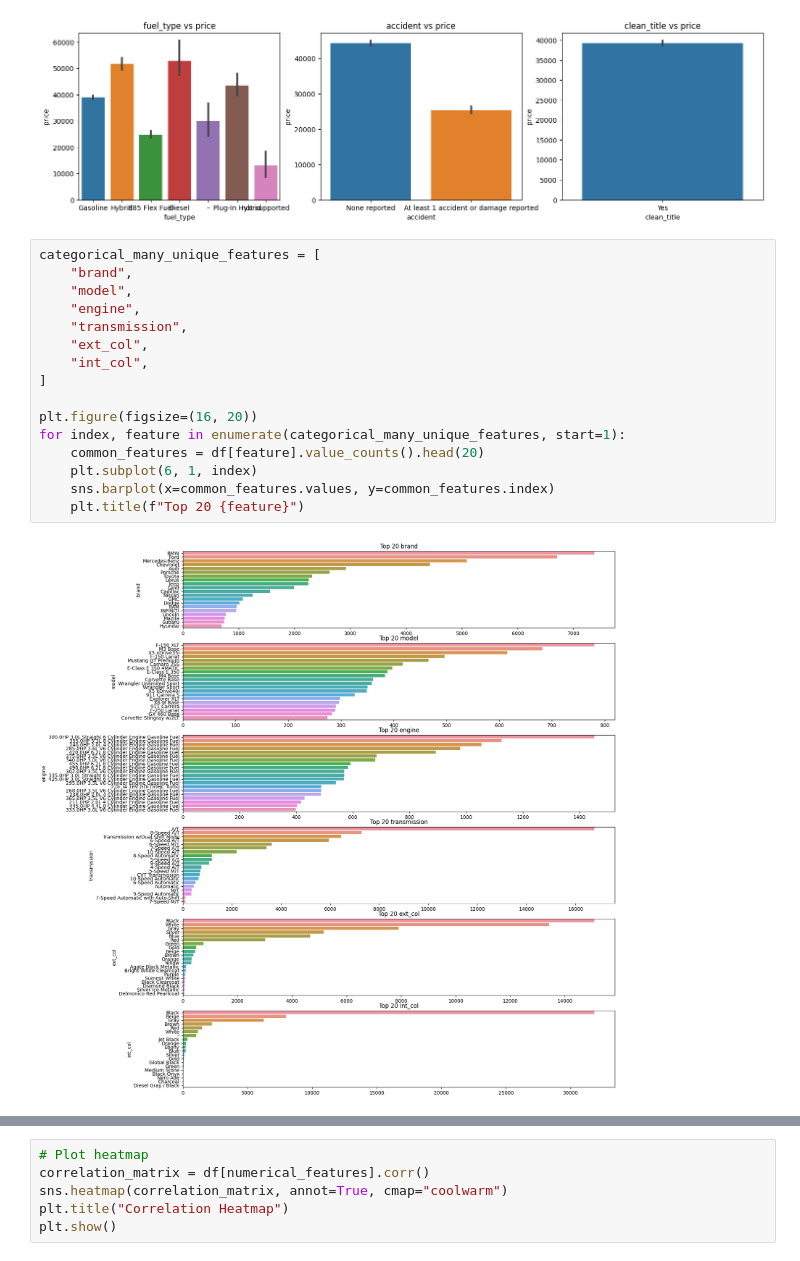
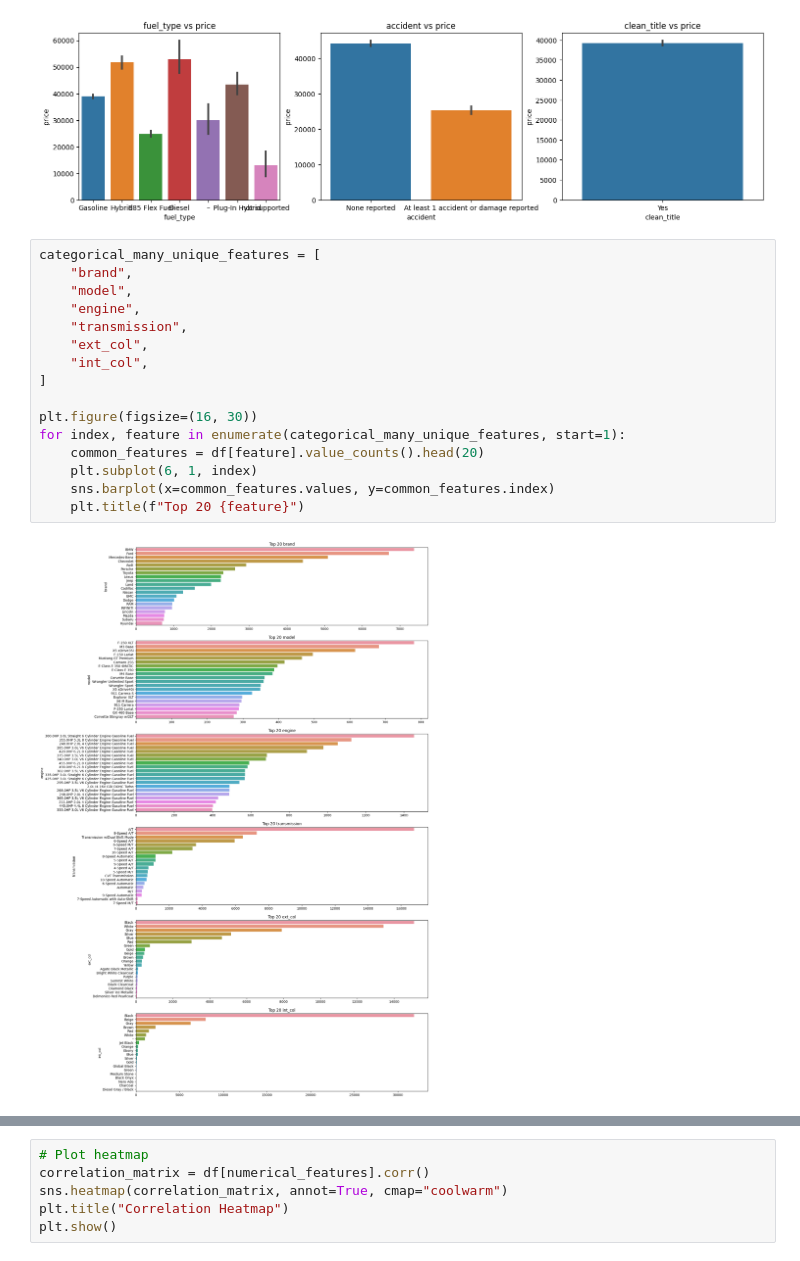
Before and after one commit to SiegfredLorelle/kagglex-car-price-prediction, a Jupyter notebook: kagglex-car-price.ipynb, the cells around one changed output, grey strips where cells are left out. Drawn from its saved outputs; the diff is of its cells as text.

```diff
--- a/kagglex-car-price.ipynb
+++ b/kagglex-car-price.ipynb
@@ -187,19 +190,19 @@ plt.show()
 # %%
 categorical_many_unique_features = [
     "brand",
     "model",
     "engine",
     "transmission",
     "ext_col",
     "int_col",
 ]
 
-plt.figure(figsize=(16, 20))
+plt.figure(figsize=(16, 30))
 for index, feature in enumerate(categorical_many_unique_features, start=1):
     common_features = df[feature].value_counts().head(20)
     plt.subplot(6, 1, index)
     sns.barplot(x=common_features.values, y=common_features.index)
     plt.title(f"Top 20 {feature}")
 # %% [output]
-[figure, old version]
+[figure, new version]
 # %%
```
Also changed, not shown: parts of 13 cells of this notebook.
